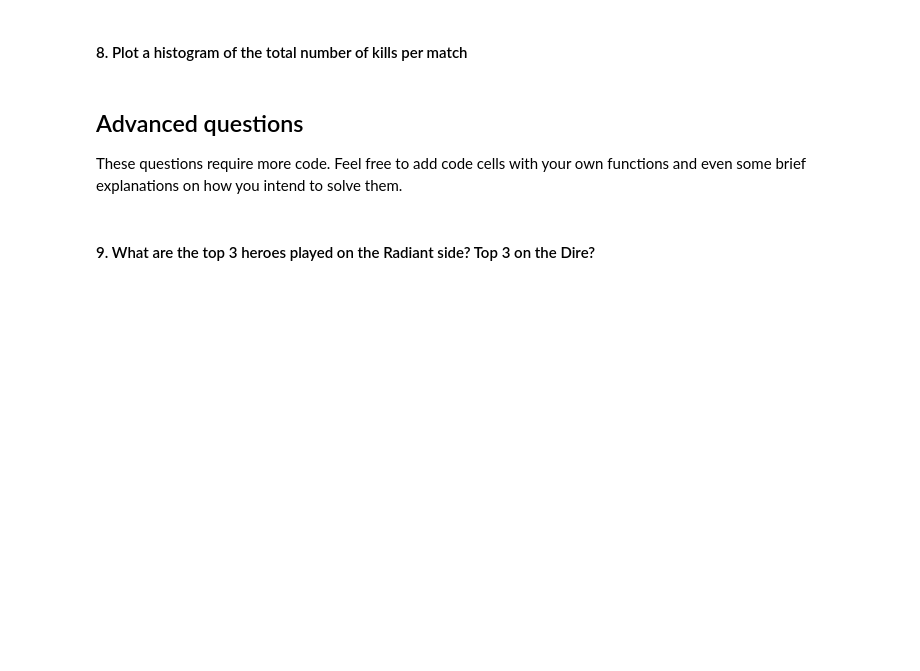
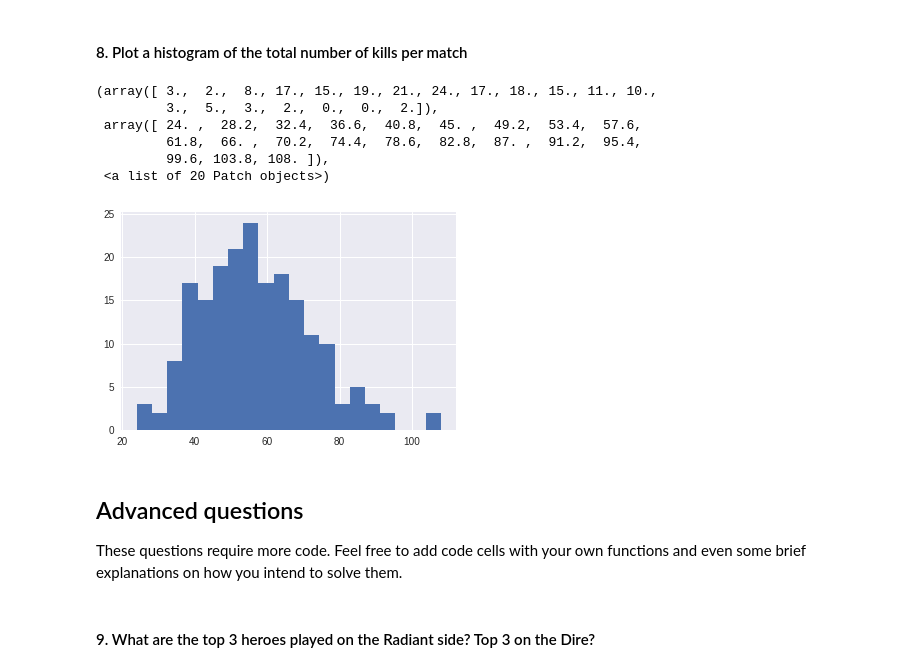
Before and after one commit to lambdaclass/data_science_exercise, a Jupyter notebook: dota_analysis.ipynb, the cells around one changed output. Saved outputs shown, nothing was run; the diff lists cells and outputs as text; code cells hidden in the pictures; blank space fills up the shorter version.

```diff
--- a/dota_analysis.ipynb
+++ b/dota_analysis.ipynb
@@ -92,6 +137,15 @@ import matplotlib.pyplot as plt
 #### 8. Plot a histogram of the total number of kills per match
 # %%
 # Your answer here
+plt.hist((df['radiant_score'] + df['dire_score']), bins=20)
+# %% [output]
+(array([ 3.,  2.,  8., 17., 15., 19., 21., 24., 17., 18., 15., 11., 10.,
+         3.,  5.,  3.,  2.,  0.,  0.,  2.]),
+ array([ 24. ,  28.2,  32.4,  36.6,  40.8,  45. ,  49.2,  53.4,  57.6,
+         61.8,  66. ,  70.2,  74.4,  78.6,  82.8,  87. ,  91.2,  95.4,
+         99.6, 103.8, 108. ]),
+ <a list of 20 Patch objects>)
+[figure, added]
 # %% [markdown]
 ## Advanced questions
 
```
Also changed, not shown: parts of 27 cells of this notebook.
